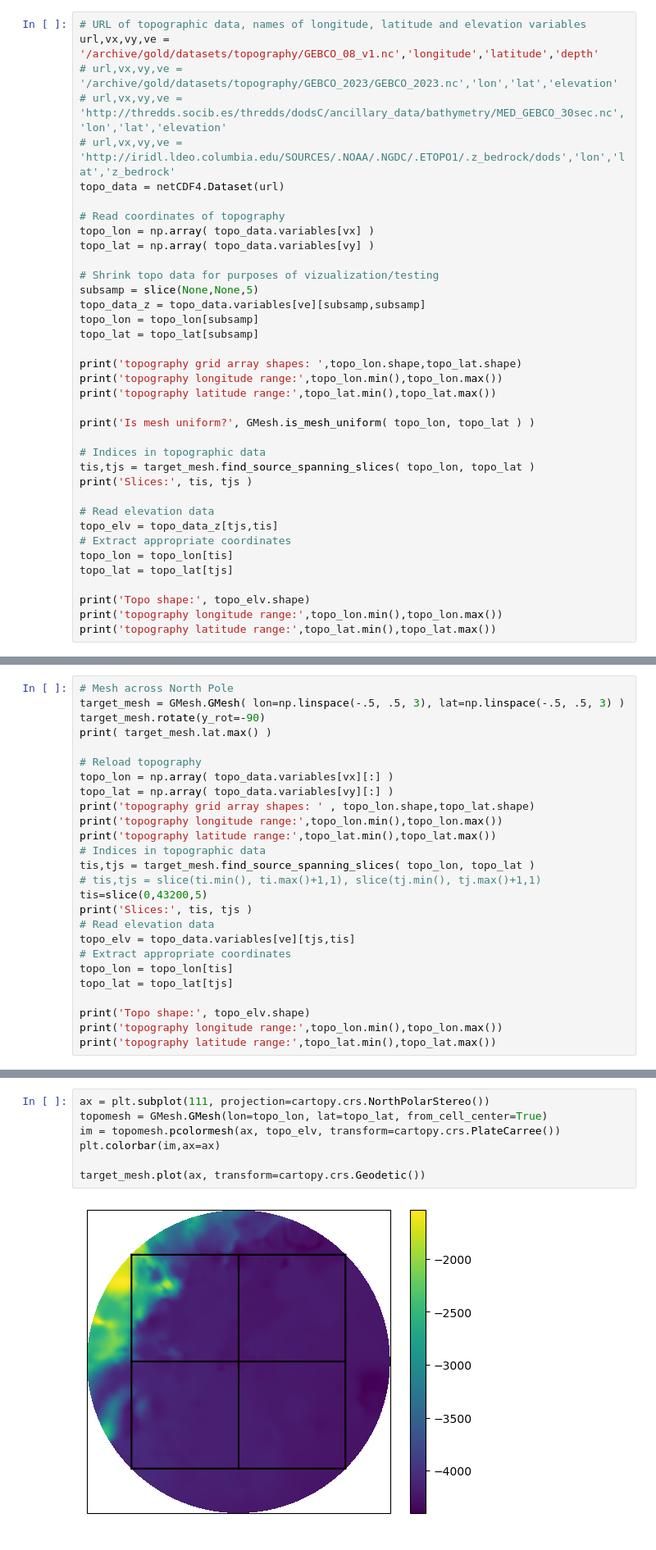
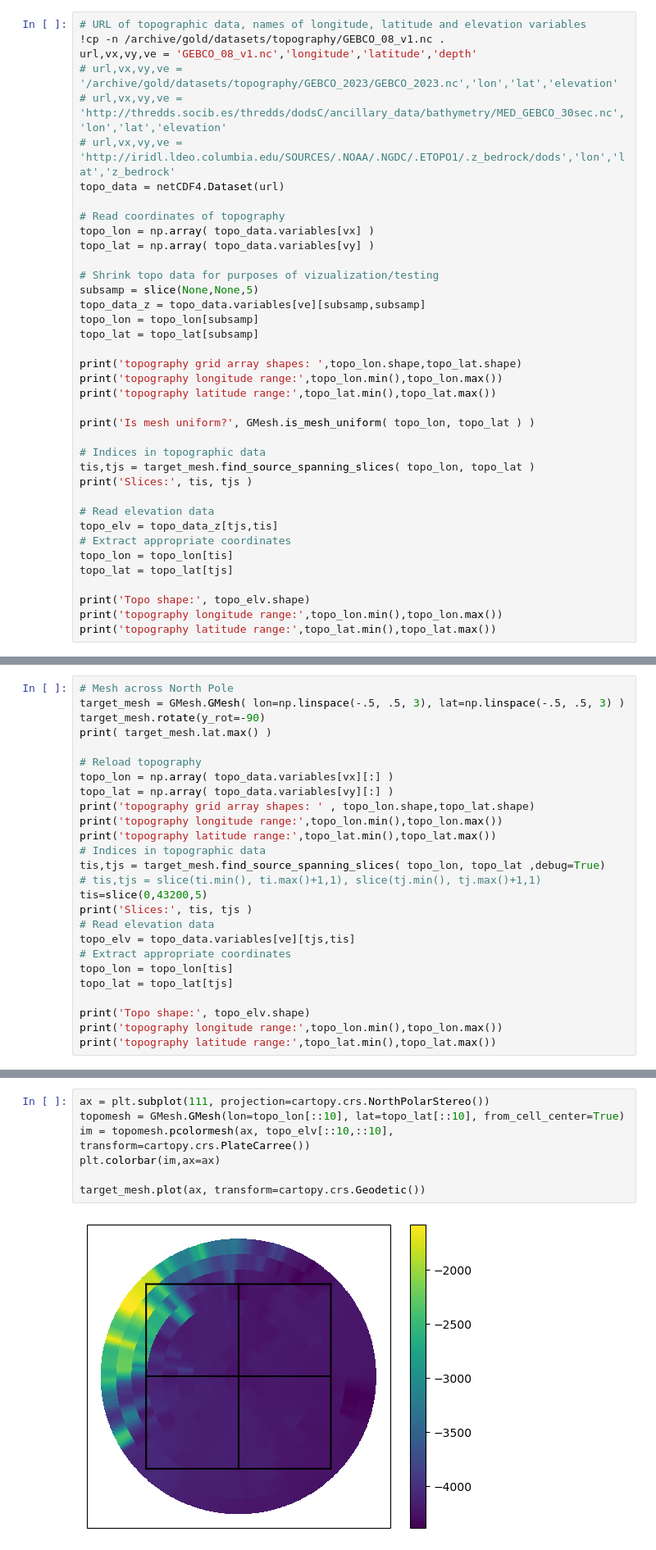
Before and after one commit to adcroft/thin-wall-topography, a Jupyter notebook: python/04 Demo simple refinement to sample a regular grid.ipynb, the cells around one changed output, grey strips where cells are left out. Shown at 82% size. Saved outputs shown, nothing was run; the diff lists cells and outputs as text.

```diff
--- a/python/04 Demo simple refinement to sample a regular grid.ipynb
+++ b/python/04 Demo simple refinement to sample a regular grid.ipynb
@@ -31,7 +31,8 @@ Target mesh latitude range: 50.75 51.5
 Open a topography dataset, check that the topography is on a uniform grid.
 # %%
 # URL of topographic data, names of longitude, latitude and elevation variables
-url,vx,vy,ve = '/archive/gold/datasets/topography/GEBCO_08_v1.nc','longitude','latitude','depth'
+!cp -n /archive/gold/datasets/topography/GEBCO_08_v1.nc .
+url,vx,vy,ve = 'GEBCO_08_v1.nc','longitude','latitude','depth'
 # url,vx,vy,ve = '/archive/gold/datasets/topography/GEBCO_2023/GEBCO_2023.nc','lon','lat','elevation'
 # url,vx,vy,ve = 'http://thredds.socib.es/thredds/dodsC/ancillary_data/bathymetry/MED_GEBCO_30sec.nc','lon','lat','elevation'
 # url,vx,vy,ve = 'http://iridl.ldeo.columbia.edu/SOURCES/.NOAA/.NGDC/.ETOPO1/.z_bedrock/dods','lon','lat','z_bedrock'
@@ -144,7 +145,7 @@ print('topography grid array shapes: ' , topo_lon.shape,topo_lat.shape)
 print('topography longitude range:',topo_lon.min(),topo_lon.max())
 print('topography latitude range:',topo_lat.min(),topo_lat.max())
 # Indices in topographic data
-tis,tjs = target_mesh.find_source_spanning_slices( topo_lon, topo_lat )
+tis,tjs = target_mesh.find_source_spanning_slices( topo_lon, topo_lat ,debug=True)
 # tis,tjs = slice(ti.min(), ti.max()+1,1), slice(tj.min(), tj.max()+1,1)
 tis=slice(0,43200,5)
 print('Slices:', tis, tjs )
@@ -169,10 +179,10 @@ topography latitude range: 89.29583333333332 89.99583333333334
 # %%
 ax = plt.subplot(111, projection=cartopy.crs.NorthPolarStereo())
-topomesh = GMesh.GMesh(lon=topo_lon, lat=topo_lat, from_cell_center=True)
-im = topomesh.pcolormesh(ax, topo_elv, transform=cartopy.crs.PlateCarree())
+topomesh = GMesh.GMesh(lon=topo_lon[::10], lat=topo_lat[::10], from_cell_center=True)
+im = topomesh.pcolormesh(ax, topo_elv[::10,::10], transform=cartopy.crs.PlateCarree())
 plt.colorbar(im,ax=ax)
 
 target_mesh.plot(ax, transform=cartopy.crs.Geodetic())
 # %% [output]
-[figure, old version]
+[figure, new version]
 # %%
```
Also changed, not shown: parts of 9 cells of this notebook, 4 other files.
